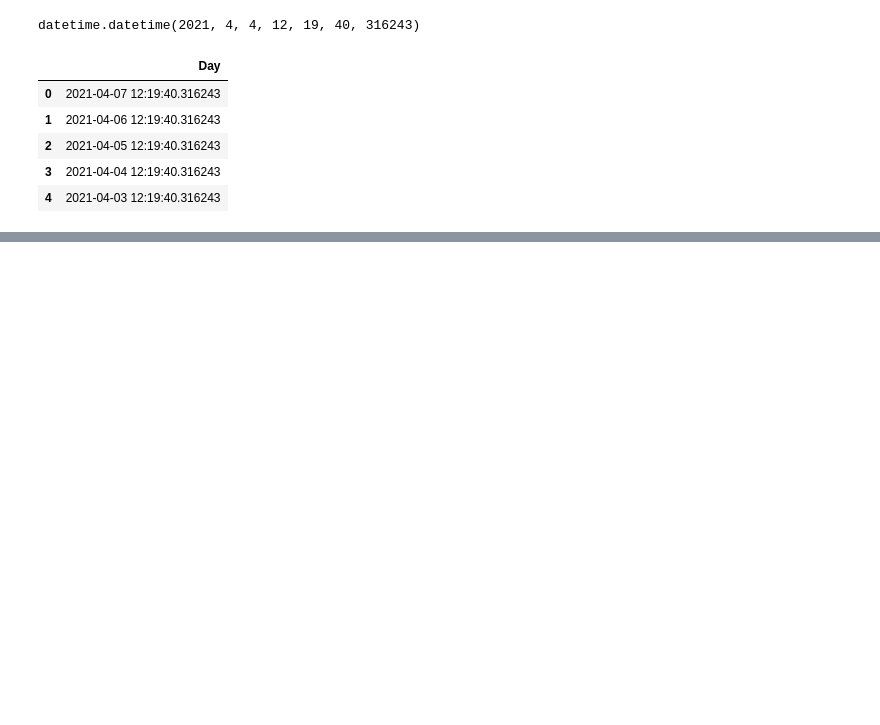
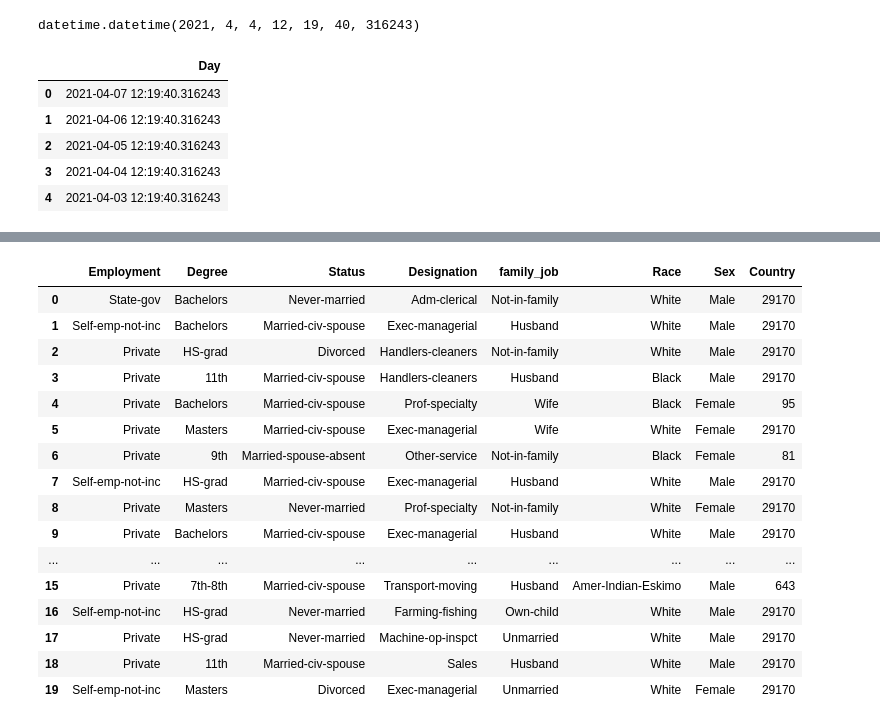
Before and after one commit to AugustineJosephMN/Feature-Engineering, a Jupyter notebook: Handling Categorical Features.ipynb, the cells around one changed output, grey strips where cells are left out. Drawn from its saved outputs; the diff is of its cells as text; code cells hidden in the pictures; blank space fills up the shorter version.

Commit message:
added example of count or frequency encoding

```diff
--- a/Handling Categorical Features.ipynb
+++ b/Handling Categorical Features.ipynb
@@ -167,0 +221,6 @@ AttributeError: 'DatetimeProperties' object has no attribute 'weekday_name'
+# %%
+columns=[1,3,5,6,7,8,9,13]
+# %%
+train_set=train_set[columns]
+# %%
+train_set.columns=['Employment','Degree','Status','Designation','family_job','Race','Sex','Country']
@@ -167,0 +248,23 @@ AttributeError: 'DatetimeProperties' object has no attribute 'weekday_name'
+# %%
+country_map=train_set['Country'].value_counts().to_dict()
+# %%
+train_set['Country']=train_set['Country'].map(country_map)
+train_set.head(20)
+# %% [output]
+|  | Employment | Degree | Status | Designation | family_job | Race | Sex | Country |
+| 0 | State-gov | Bachelors | Never-married | Adm-clerical | Not-in-family | White | Male | 29170 |
+| 1 | Self-emp-not-inc | Bachelors | Married-civ-spouse | Exec-managerial | Husband | White | Male | 29170 |
+| 2 | Private | HS-grad | Divorced | Handlers-cleaners | Not-in-family | White | Male | 29170 |
+| 3 | Private | 11th | Married-civ-spouse | Handlers-cleaners | Husband | Black | Male | 29170 |
+| 4 | Private | Bachelors | Married-civ-spouse | Prof-specialty | Wife | Black | Female | 95 |
+| 5 | Private | Masters | Married-civ-spouse | Exec-managerial | Wife | White | Female | 29170 |
+| 6 | Private | 9th | Married-spouse-absent | Other-service | Not-in-family | Black | Female | 81 |
+| 7 | Self-emp-not-inc | HS-grad | Married-civ-spouse | Exec-managerial | Husband | White | Male | 29170 |
+| 8 | Private | Masters | Never-married | Prof-specialty | Not-in-family | White | Female | 29170 |
+| 9 | Private | Bachelors | Married-civ-spouse | Exec-managerial | Husband | White | Male | 29170 |
+| ... | ... | ... | ... | ... | ... | ... | ... | ... |
+| 15 | Private | 7th-8th | Married-civ-spouse | Transport-moving | Husband | Amer-Indian-Eskimo | Male | 643 |
+| 16 | Self-emp-not-inc | HS-grad | Never-married | Farming-fishing | Own-child | White | Male | 29170 |
+| 17 | Private | HS-grad | Never-married | Machine-op-inspct | Unmarried | White | Male | 29170 |
+| 18 | Private | 11th | Married-civ-spouse | Sales | Husband | White | Male | 29170 |
+| 19 | Self-emp-not-inc | Masters | Divorced | Exec-managerial | Unmarried | White | Female | 29170 |
```
Also changed, not shown: parts of 10 cells of this notebook.
